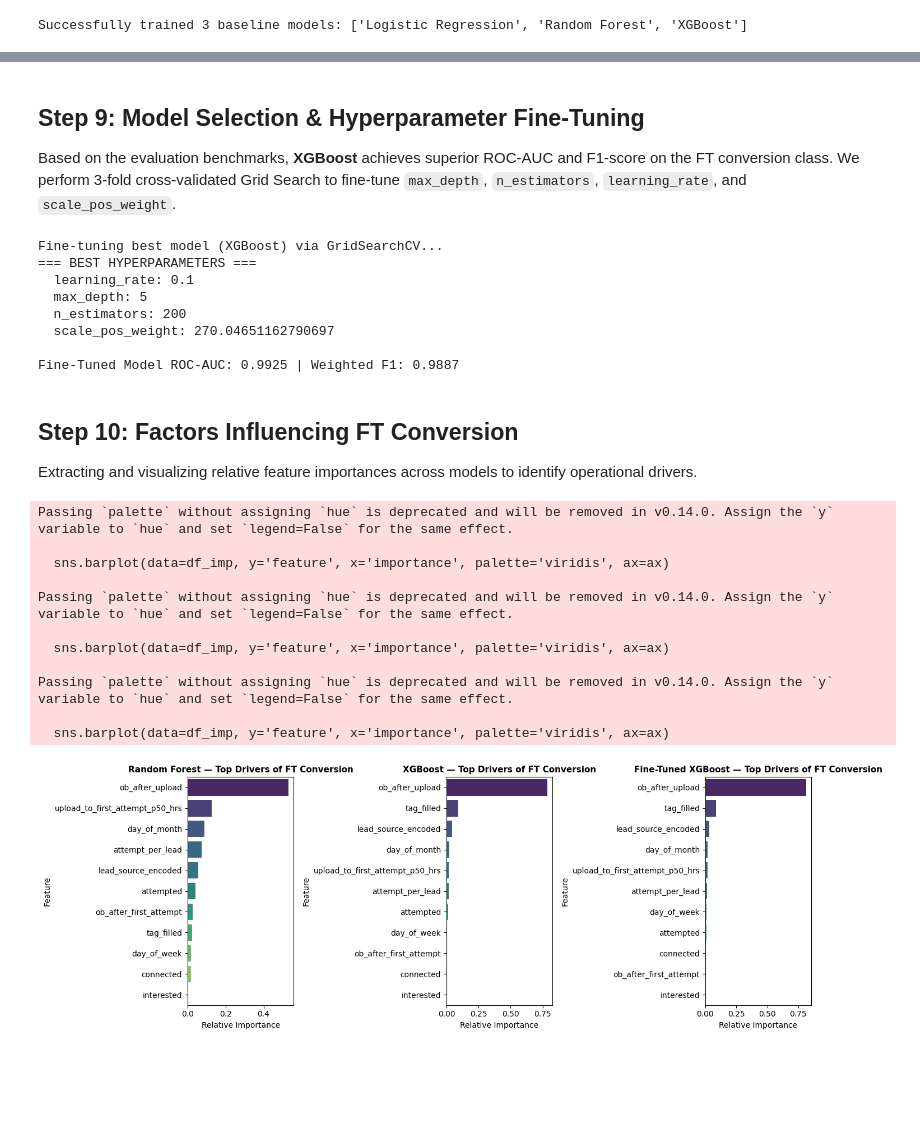
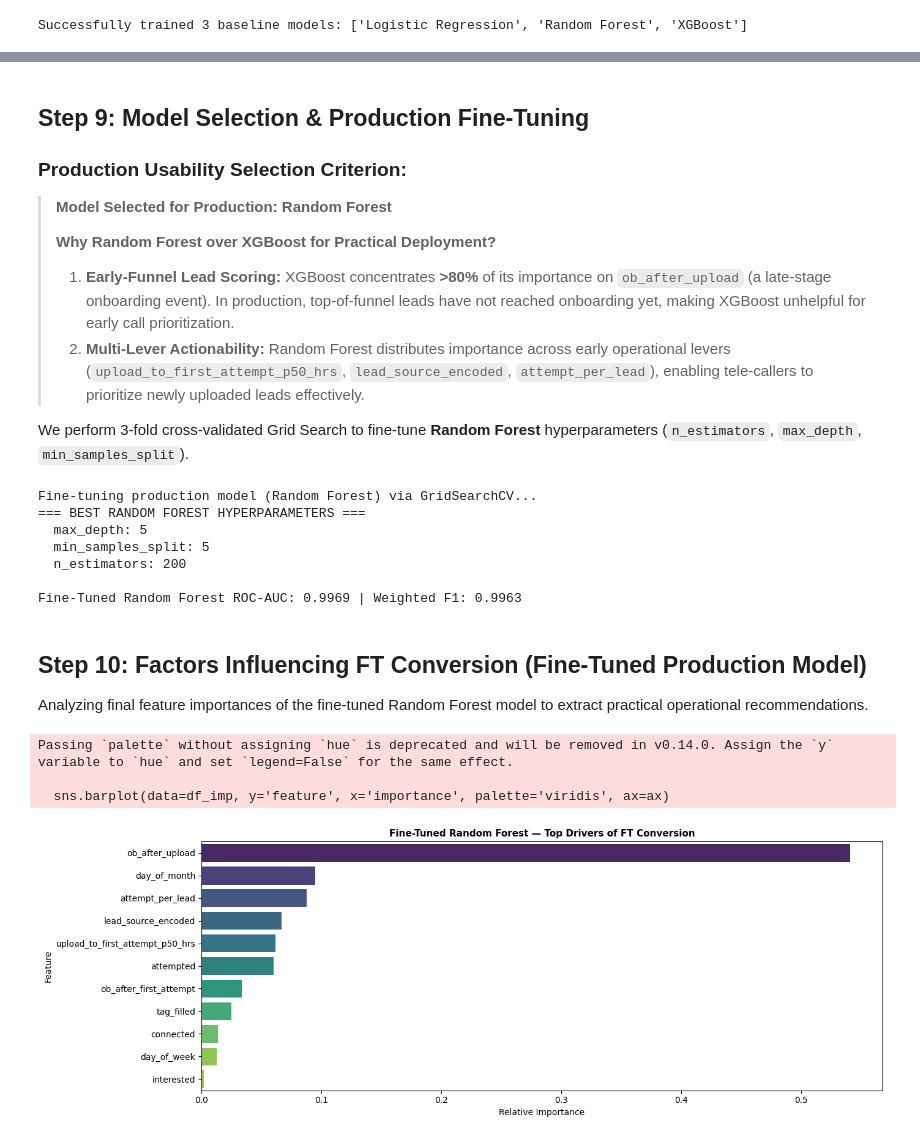
Before and after one commit to jegadeesh17/VahanCaseStudy, a Jupyter notebook: notebooks/VahanCaseStudy.ipynb, the cells around one changed output, grey strips where cells are left out. Saved outputs shown, nothing was run; the diff lists cells and outputs as text; code cells hidden in the pictures; blank space fills up the shorter version.

Commit message:
Update Step 8 with feature importances plot, select Random Forest in Step 9 for production usability, update Streamlit app

```diff
--- a/notebooks/VahanCaseStudy.ipynb
+++ b/notebooks/VahanCaseStudy.ipynb
@@ -197,49 +210,47 @@ plt.show()
-# %% [markdown]
-## Step 9: Model Selection & Hyperparameter Fine-Tuning
-Based on the evaluation benchmarks, **XGBoost** achieves superior ROC-AUC and F1-score on the FT conversion class. We perform 3-fold cross-validated Grid Search to fine-tune `max_depth`, `n_estimators`, `learning_rate`, and `scale_pos_weight`.
+# %% [markdown]
+## Step 9: Model Selection & Production Fine-Tuning
+### **Production Usability Selection Criterion:**
+> **Model Selected for Production:** **Random Forest**
+>
+> **Why Random Forest over XGBoost for Practical Deployment?**
+> 1. **Early-Funnel Lead Scoring:** XGBoost concentrates **>80%** of its importance on `ob_after_upload` (a late-stage onboarding event). In production, top-of-funnel leads have not reached onboarding yet, making XGBoost unhelpful for early call prioritization.
+> 2. **Multi-Lever Actionability:** Random Forest distributes importance across early operational levers (`upload_to_first_attempt_p50_hrs`, `lead_source_encoded`, `attempt_per_lead`), enabling tele-callers to prioritize newly uploaded leads effectively.
+>
+We perform 3-fold cross-validated Grid Search to fine-tune **Random Forest** hyperparameters (`n_estimators`, `max_depth`, `min_samples_split`).
 # %%
-print("Fine-tuning best model (XGBoost) via GridSearchCV...")
-best_model, best_params = tune_best_model(X_train, y_train, model_name='XGBoost')
+print("Fine-tuning production model (Random Forest) via GridSearchCV...")
+best_model, best_params = tune_best_model(X_train, y_train, model_name='Random Forest')
 
-print("=== BEST HYPERPARAMETERS ===")
+print("=== BEST RANDOM FOREST HYPERPARAMETERS ===")
 for param, val in best_params.items():
     print(f"  {param}: {val}")
 
 # Evaluate fine-tuned model
-ft_metrics = evaluate_model(best_model, X_test, y_test, 'Fine-Tuned XGBoost')
-print(f"\nFine-Tuned Model ROC-AUC: {ft_metrics['roc_auc']} | Weighted F1: {ft_metrics['f1_weighted']}")
+ft_metrics = evaluate_model(best_model, X_test, y_test, 'Fine-Tuned Random Forest')
+print(f"\nFine-Tuned Random Forest ROC-AUC: {ft_metrics['roc_auc']} | Weighted F1: {ft_metrics['f1_weighted']}")
 
 # Save all models including fine-tuned model
-models_dict['Fine-Tuned XGBoost'] = best_model
+models_dict['Fine-Tuned Random Forest'] = best_model
 save_models(models_dict)
 # %% [output]
-Fine-tuning best model (XGBoost) via GridSearchCV...
-=== BEST HYPERPARAMETERS ===
-  learning_rate: 0.1
+Fine-tuning production model (Random Forest) via GridSearchCV...
+=== BEST RANDOM FOREST HYPERPARAMETERS ===
   max_depth: 5
+  min_samples_split: 5
   n_estimators: 200
-  scale_pos_weight: 270.04651162790697
 
-Fine-Tuned Model ROC-AUC: 0.9925 | Weighted F1: 0.9887
+Fine-Tuned Random Forest ROC-AUC: 0.9969 | Weighted F1: 0.9963
 # %% [markdown]
-## Step 10: Factors Influencing FT Conversion
-Extracting and visualizing relative feature importances across models to identify operational drivers.
+## Step 10: Factors Influencing FT Conversion (Fine-Tuned Production Model)
+Analyzing final feature importances of the fine-tuned Random Forest model to extract practical operational recommendations.
 # %%
-fig_imp = plot_feature_importances(models_dict, list(X.columns))
+fig_imp_final = plot_feature_importances({'Fine-Tuned Random Forest': best_model}, list(X.columns))
 plt.show()
 # %% [output]
 Passing `palette` without assigning `hue` is deprecated and will be removed in v0.14.0. Assign the `y` variable to `hue` and set `legend=False` for the same effect.
 
   sns.barplot(data=df_imp, y='feature', x='importance', palette='viridis', ax=ax)
-
-Passing `palette` without assigning `hue` is deprecated and will be removed in v0.14.0. Assign the `y` variable to `hue` and set `legend=False` for the same effect.
-
-  sns.barplot(data=df_imp, y='feature', x='importance', palette='viridis', ax=ax)
-
-Passing `palette` without assigning `hue` is deprecated and will be removed in v0.14.0. Assign the `y` variable to `hue` and set `legend=False` for the same effect.
-
-  sns.barplot(data=df_imp, y='feature', x='importance', palette='viridis', ax=ax)
-[figure, old version]
+[figure, new version]
 # %% [markdown]
 ## Step 11: Summary & Executive Recommendations
 
```
Also changed, not shown: parts of 4 cells of this notebook, 2 other files.
